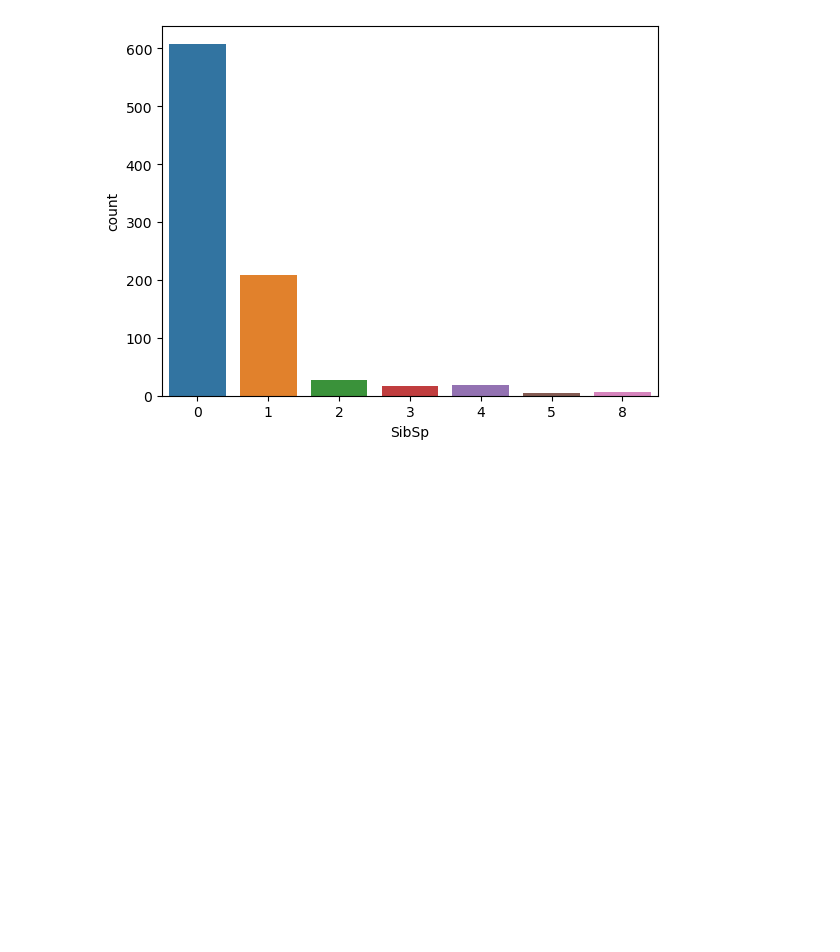
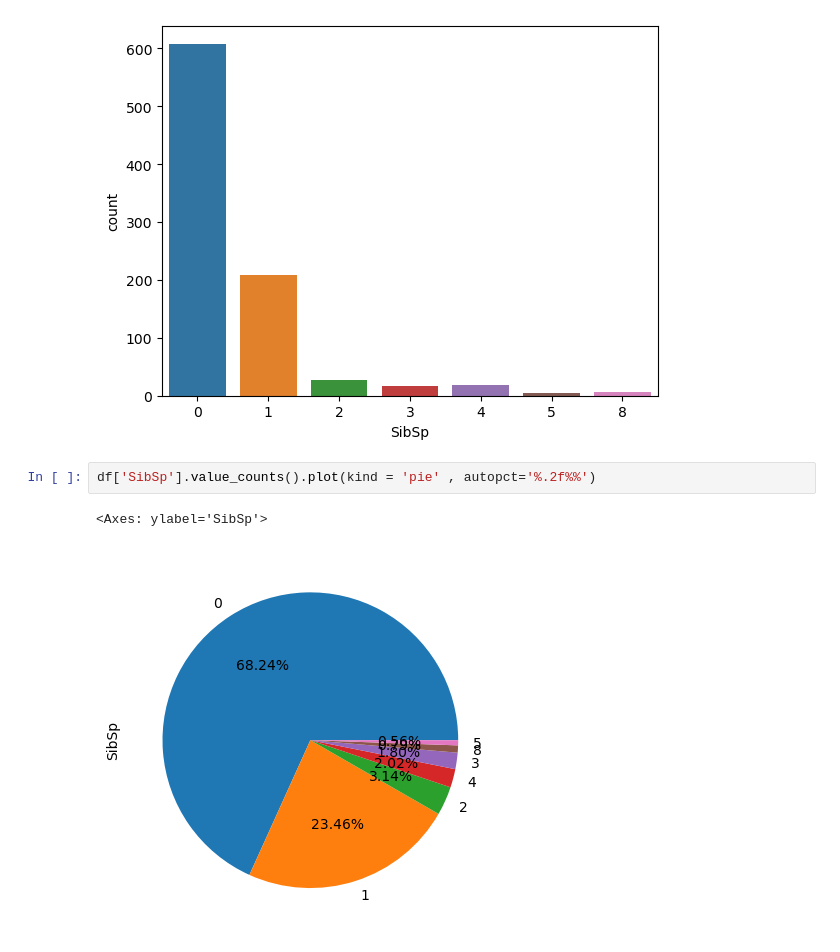
Before and after one commit to rlmrezende/Titanic, a Jupyter notebook: main.ipynb, the cells around one changed output. Saved outputs shown, nothing was run; the diff lists cells and outputs as text; blank space fills up the shorter version.

```diff
--- a/main.ipynb
+++ b/main.ipynb
@@ -101,3 +101,8 @@ sns.countplot(df, x="SibSp")
 # %% [output]
 <Axes: xlabel='SibSp', ylabel='count'>
 [figure]
+# %%
+df['SibSp'].value_counts().plot(kind = 'pie' , autopct='%.2f%%')
+# %% [output]
+<Axes: ylabel='SibSp'>
+[figure, added]
```
